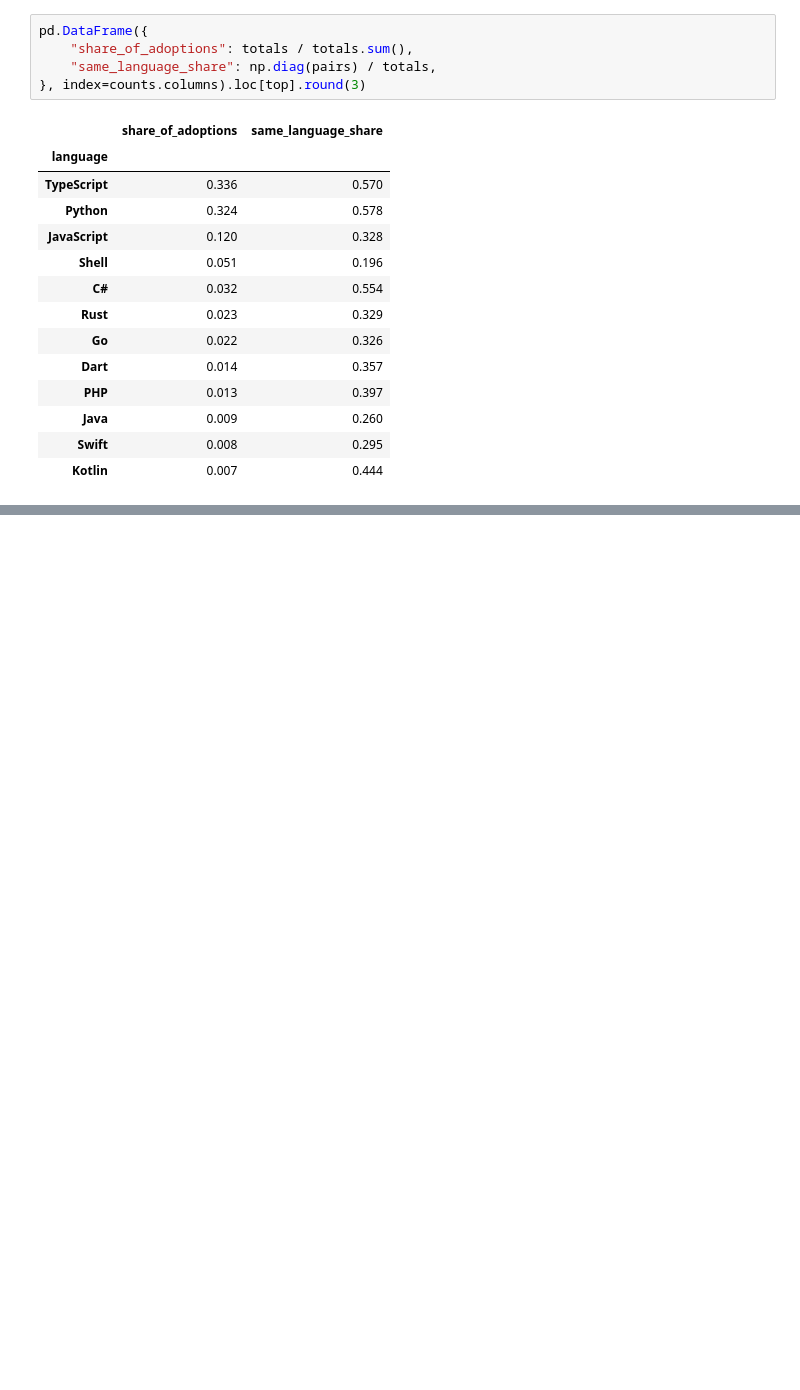
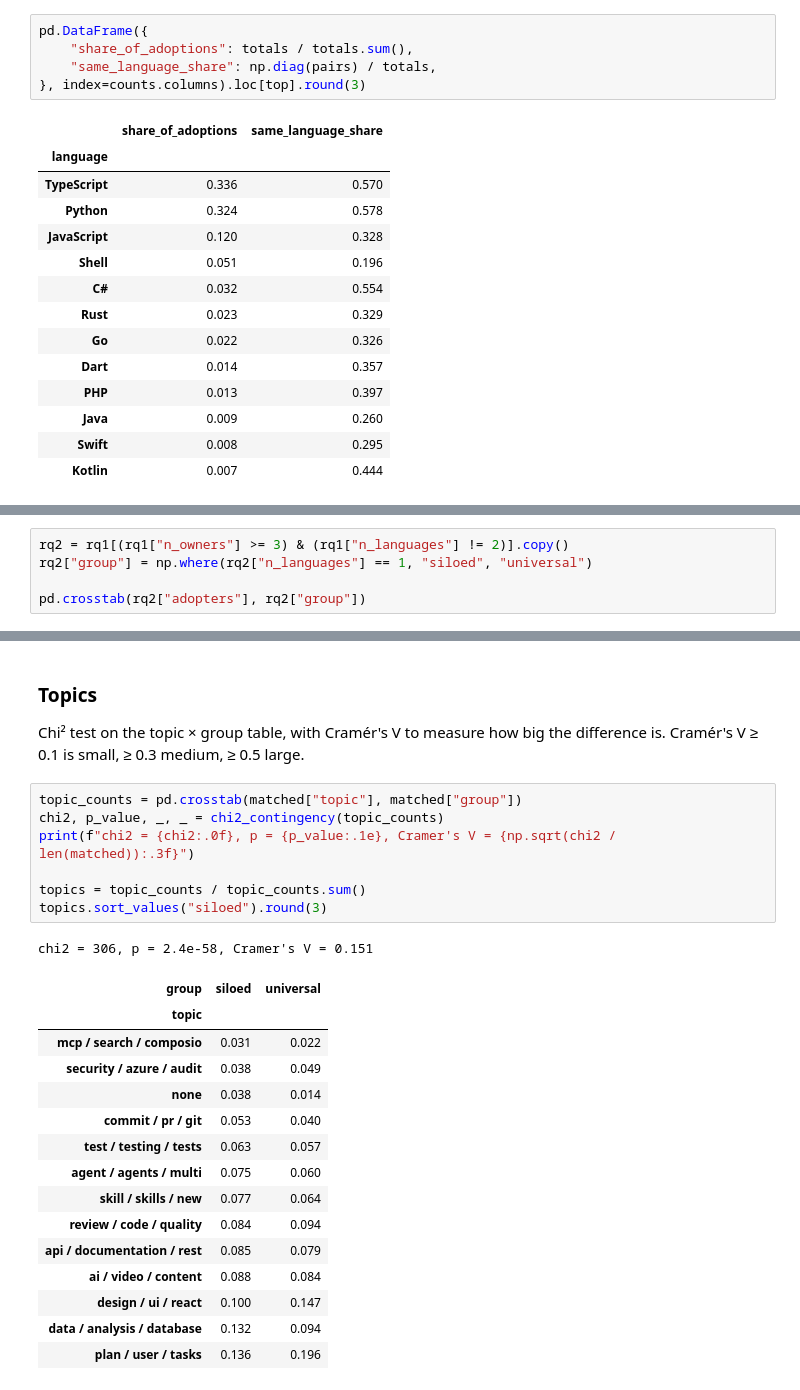
Before and after one commit to Sebastian-Espin/LOG6307E-MSR-2027-mining-challenge, a Jupyter notebook: notebooks/data_analysis.ipynb, the cells around one changed output, grey strips where cells are left out. Cells and saved outputs as stored; diff of their text form; blank space fills up the shorter version.

Commit message:
feat: RQ2 data analysis

```diff
--- a/notebooks/data_analysis.ipynb
+++ b/notebooks/data_analysis.ipynb
@@ -183,0 +189,5 @@ pd.DataFrame({
+# %%
+rq2 = rq1[(rq1["n_owners"] >= 3) & (rq1["n_languages"] != 2)].copy()
+rq2["group"] = np.where(rq2["n_languages"] == 1, "siloed", "universal")
+
+pd.crosstab(rq2["adopters"], rq2["group"])
@@ -183,0 +275,29 @@ pd.DataFrame({
+# %% [markdown]
+### Topics
+
+Chi² test on the topic × group table, with Cramér's V to measure how big the difference is.
+Cramér's V ≥ 0.1 is small, ≥ 0.3 medium, ≥ 0.5 large.
+# %%
+topic_counts = pd.crosstab(matched["topic"], matched["group"])
+chi2, p_value, _, _ = chi2_contingency(topic_counts)
+print(f"chi2 = {chi2:.0f}, p = {p_value:.1e}, Cramer's V = {np.sqrt(chi2 / len(matched)):.3f}")
+
+topics = topic_counts / topic_counts.sum()
+topics.sort_values("siloed").round(3)
+# %% [output]
+chi2 = 306, p = 2.4e-58, Cramer's V = 0.151
+| group | siloed | universal |
+| topic |  |  |
+| mcp / search / composio | 0.031 | 0.022 |
+| security / azure / audit | 0.038 | 0.049 |
+| none | 0.038 | 0.014 |
+| commit / pr / git | 0.053 | 0.040 |
+| test / testing / tests | 0.063 | 0.057 |
+| agent / agents / multi | 0.075 | 0.060 |
+| skill / skills / new | 0.077 | 0.064 |
+| review / code / quality | 0.084 | 0.094 |
+| api / documentation / rest | 0.085 | 0.079 |
+| ai / video / content | 0.088 | 0.084 |
+| design / ui / react | 0.100 | 0.147 |
+| data / analysis / database | 0.132 | 0.094 |
+| plan / user / tasks | 0.136 | 0.196 |
```
Also changed, not shown: parts of 11 cells of this notebook, 6 other files.
